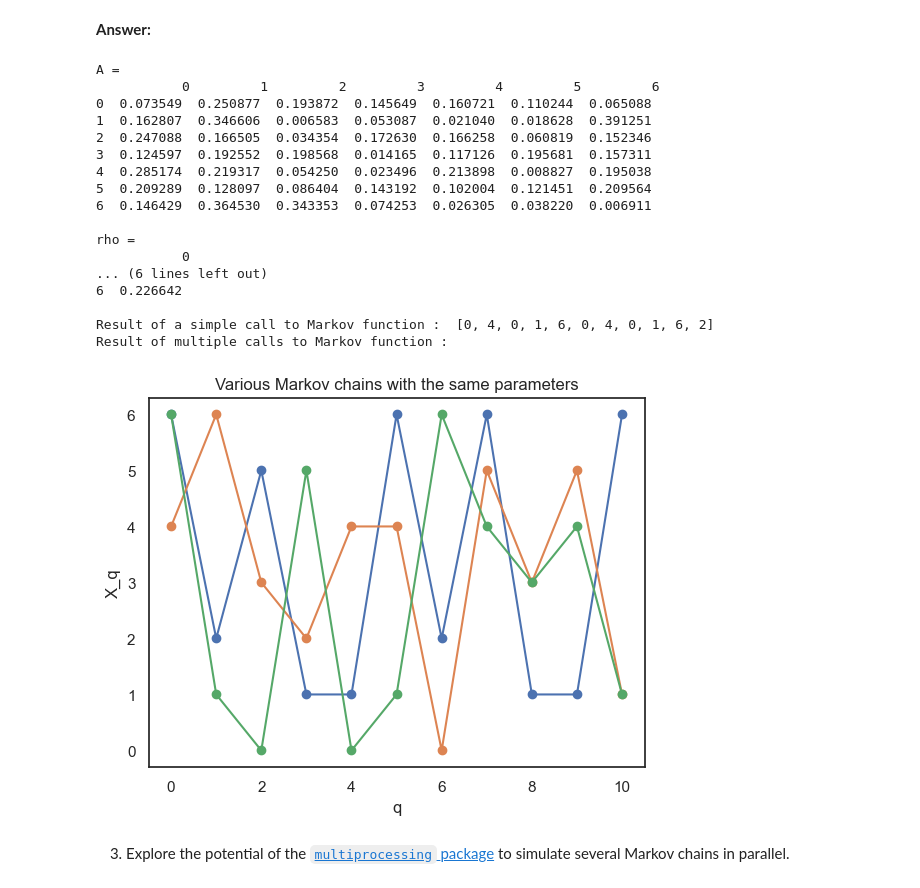
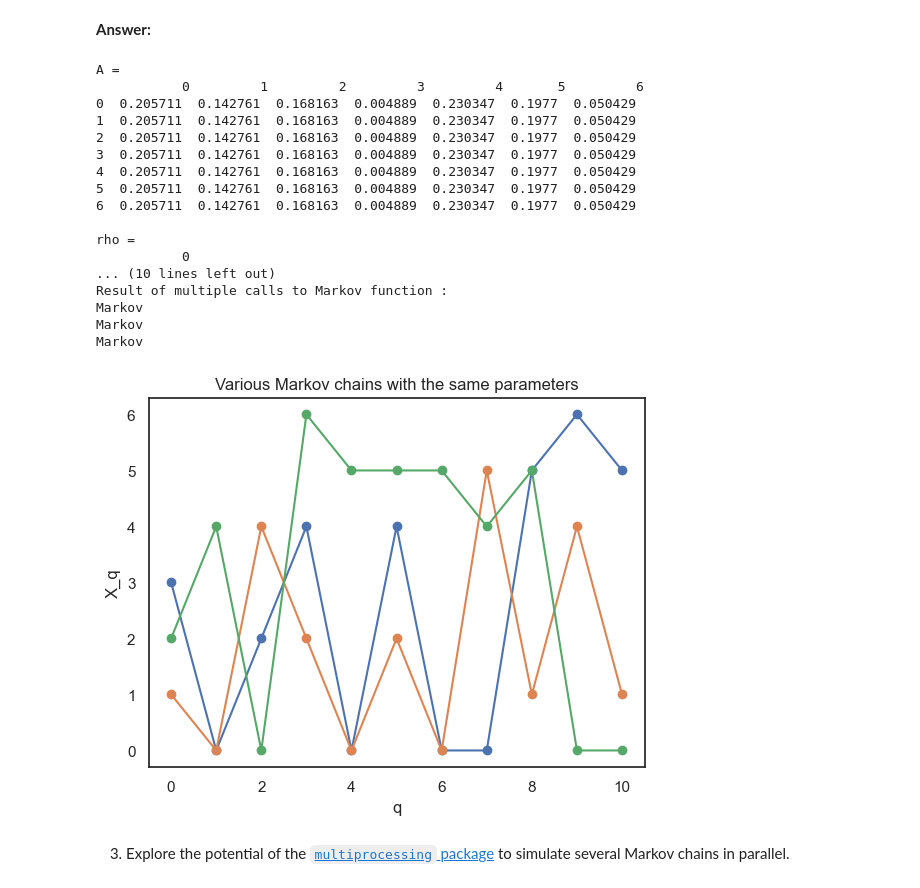
Before and after one commit to Cbonvieuxziz/python_sdia, a Jupyter notebook: Labs/Lab5/lab5.ipynb, the cells around one changed output. Cells and saved outputs as stored; diff of their text form; code cells hidden in the pictures.

```diff
--- a/Labs/Lab5/lab5.ipynb
+++ b/Labs/Lab5/lab5.ipynb
@@ -159,6 +159,7 @@ Here is an example of execution :
 **Answer:**
 # %%
 def markov(rho,A,nmax,rng, N):
+    print("Markov")
     '''
     Build a Markov chain
 
@@ -177,10 +178,10 @@ def markov(rho,A,nmax,rng, N):
         '''
         Assert the input parameters are valid
         '''
-        assert rho.shape == (N,), f"rho as to be a vector of N={N} elements"
+        assert rho.shape == (N,), f"rho has to be a vector of N={N} elements"
         assert np.isclose(sum(rho), 1) and np.all(rho >= 0), "rho have to be in the unit simplex"
         assert A.shape == (N, N), f"A have to be of size NxN ({N}x{N})"
-        assert np.all(A>=0) and np.allclose(np.sum(A, axis=1), [1 for _ in range(N)]), "A has to be stochastic"
+        assert np.all(A>=0) and np.allclose(np.sum(A, axis=1), np.ones((N,))), "A has to be stochastic"
 
     # Check if the parameters match the constraints
     check_parameters(rho, A)
@@ -191,7 +192,7 @@ def markov(rho,A,nmax,rng, N):
 
     for _ in range(nmax):
         rho = A[X_0, :]
-        X_0 = rng(N, rho)  # X_(n+1) in reality
+        X_0 = rng(N, rho)  # X_(n+1)
         path.append(X_0)
 
     return path
@@ -220,18 +221,18 @@ def random_stochastic_matrix(N):
     '''
     Create a random stochastic matrix of size N
     '''
-    return np.array([generate_probability_vector(N) for _ in range(N)])
+    return np.array([generate_probability_vector(N)] * N)
 # %%
-def plot_markov_chain_result(rho,A,nmax,rng, N, N_s):
+def plot_markov_chain_result(rho,A,nmax,rng, N, M):
     '''
-    Plot the result of N_s calls to the markov function
+    Plot the result of M calls to the markov function
 
     Params:
         Same as Markov function
     '''
 
     X = np.arange(nmax+1) # Timeline
-    for _ in range(N_s):
+    for _ in range(M):
         path = markov(rho, A, nmax, rng, N)
         plt.plot(X, path, marker='o', linestyle='-')
 
@@ -241,49 +242,50 @@ def plot_markov_chain_result(rho,A,nmax,rng, N, N_s):
     plt.show()
 # %%
 N = 7
+n_max = 10
 
 # Differents rhos
 random_rho = generate_probability_vector(N)
-rho = np.array([1] + [0 for _ in range(N-1)]) # The chain has to start by the point 0
+rho = np.array([1] + [0] * (N-1)) # The chain has to start by the point 0
 
 # Random matrix
 A = random_stochastic_matrix(N)
 
 # Print the chosen values
 if N <= 7:
     print("A = \n", pd.DataFrame(A), end="\n\n")
 
 else:
     print("First columns of A : \n", pd.DataFrame(A), end="\n\n")
 
 print("rho = \n", pd.DataFrame(random_rho), end="\n\n")
 
 # Print the result of a simple call
-path = markov(random_rho, A, 10, rng, N)
+path = markov(random_rho, A, n_max, rng, N)
 print("Result of a simple call to Markov function : ", path)
 
 # Call multiple times the function and plot the result
 print("Result of multiple calls to Markov function : ")
-plot_markov_chain_result(random_rho, A, 10, rng, N, 3)
+plot_markov_chain_result(random_rho, A, n_max, rng, N, 3)
 # %% [output]
 A =
-           0         1         2         3         4         5         6
-0  0.073549  0.250877  0.193872  0.145649  0.160721  0.110244  0.065088
-1  0.162807  0.346606  0.006583  0.053087  0.021040  0.018628  0.391251
-2  0.247088  0.166505  0.034354  0.172630  0.166258  0.060819  0.152346
-3  0.124597  0.192552  0.198568  0.014165  0.117126  0.195681  0.157311
-4  0.285174  0.219317  0.054250  0.023496  0.213898  0.008827  0.195038
-5  0.209289  0.128097  0.086404  0.143192  0.102004  0.121451  0.209564
-6  0.146429  0.364530  0.343353  0.074253  0.026305  0.038220  0.006911
+           0         1         2         3         4       5         6
+0  0.205711  0.142761  0.168163  0.004889  0.230347  0.1977  0.050429
+1  0.205711  0.142761  0.168163  0.004889  0.230347  0.1977  0.050429
+2  0.205711  0.142761  0.168163  0.004889  0.230347  0.1977  0.050429
+3  0.205711  0.142761  0.168163  0.004889  0.230347  0.1977  0.050429
+4  0.205711  0.142761  0.168163  0.004889  0.230347  0.1977  0.050429
+5  0.205711  0.142761  0.168163  0.004889  0.230347  0.1977  0.050429
+6  0.205711  0.142761  0.168163  0.004889  0.230347  0.1977  0.050429
 
 rho =
            0
-... (6 lines left out)
-6  0.226642
-
-Result of a simple call to Markov function :  [0, 4, 0, 1, 6, 0, 4, 0, 1, 6, 2]
+... (10 lines left out)
 Result of multiple calls to Markov function :
+Markov
+Markov
+Markov
-[figure, old version]
+[figure, new version]
 # %% [markdown]
 3. Explore the potential of the [`multiprocessing` package](https://docs.python.org/3/library/multiprocessing.html) to simulate several Markov chains in parallel.
 # %% [markdown]
```
Also changed, not shown: parts of 2 cells of this notebook.
